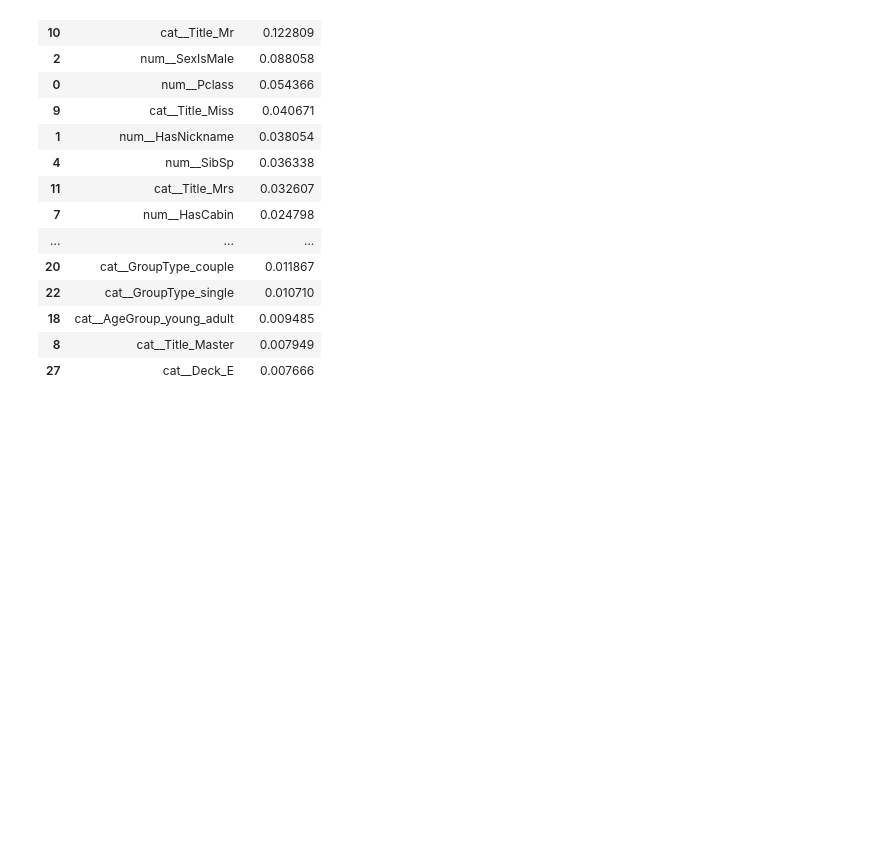
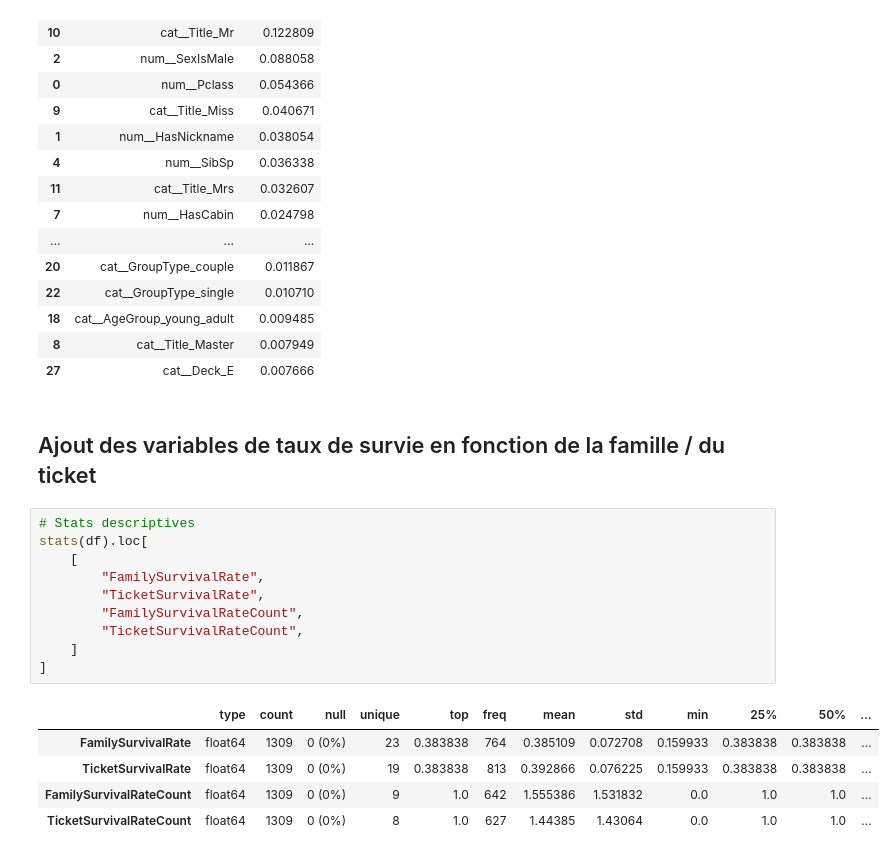
Before and after one commit to thibaultclement/titanic-ml-service, a Jupyter notebook: notebooks/4.0-tc-eda.ipynb, the cells around one changed output. Saved outputs shown, nothing was run; the diff lists cells and outputs as text; blank space fills up the shorter version.

```diff
--- a/notebooks/4.0-tc-eda.ipynb
+++ b/notebooks/4.0-tc-eda.ipynb
@@ -246,3 +246,21 @@ importance_df.head(20)
 | 18 | cat__AgeGroup_young_adult | 0.009485 |
 | 8 | cat__Title_Master | 0.007949 |
 | 27 | cat__Deck_E | 0.007666 |
+# %% [markdown]
+## Ajout des variables de taux de survie en fonction de la famille / du ticket
+# %%
+# Stats descriptives
+stats(df).loc[
+    [
+        "FamilySurvivalRate",
+        "TicketSurvivalRate",
+        "FamilySurvivalRateCount",
+        "TicketSurvivalRateCount",
+    ]
+]
+# %% [output]
+|  | type | count | null | unique | top | freq | mean | std | min | 25% | 50% | ... |
+| FamilySurvivalRate | float64 | 1309 | 0 (0%) | 23 | 0.383838 | 764 | 0.385109 | 0.072708 | 0.159933 | 0.383838 | 0.383838 | ... |
+| TicketSurvivalRate | float64 | 1309 | 0 (0%) | 19 | 0.383838 | 813 | 0.392866 | 0.076225 | 0.159933 | 0.383838 | 0.383838 | ... |
+| FamilySurvivalRateCount | float64 | 1309 | 0 (0%) | 9 | 1.0 | 642 | 1.555386 | 1.531832 | 0.0 | 1.0 | 1.0 | ... |
+| TicketSurvivalRateCount | float64 | 1309 | 0 (0%) | 8 | 1.0 | 627 | 1.44385 | 1.43064 | 0.0 | 1.0 | 1.0 | ... |
```
Also changed, not shown: parts of 6 cells of this notebook.
